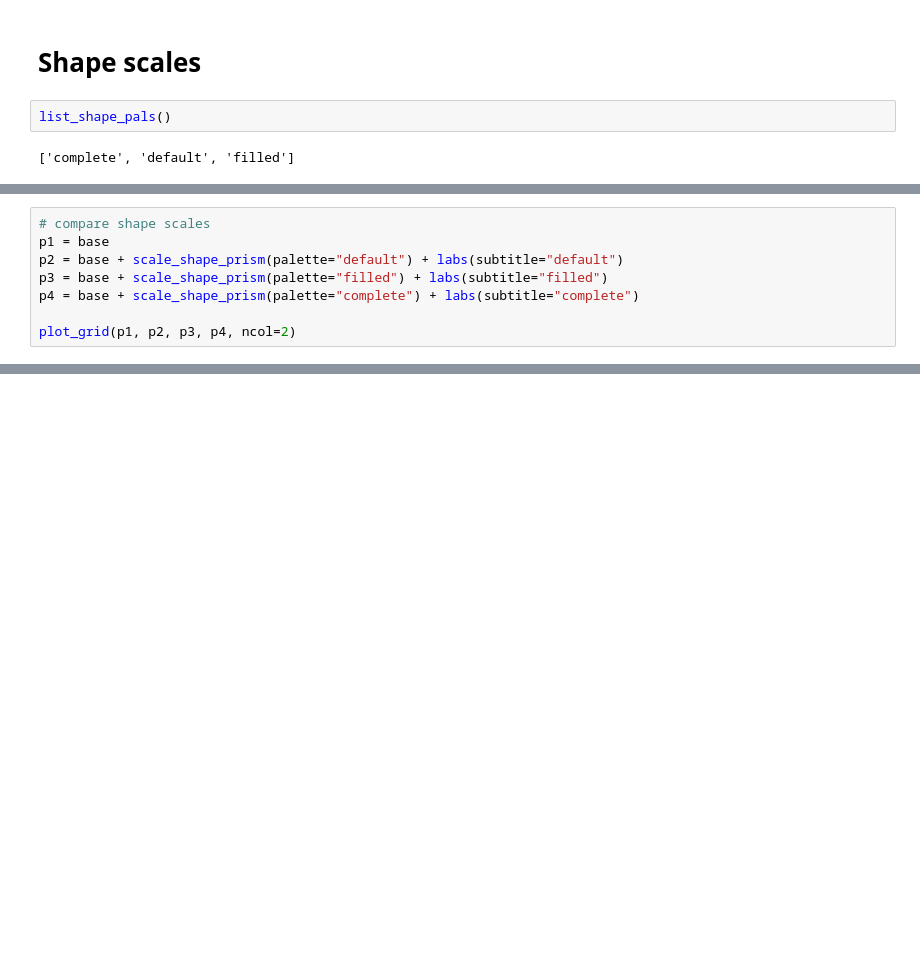
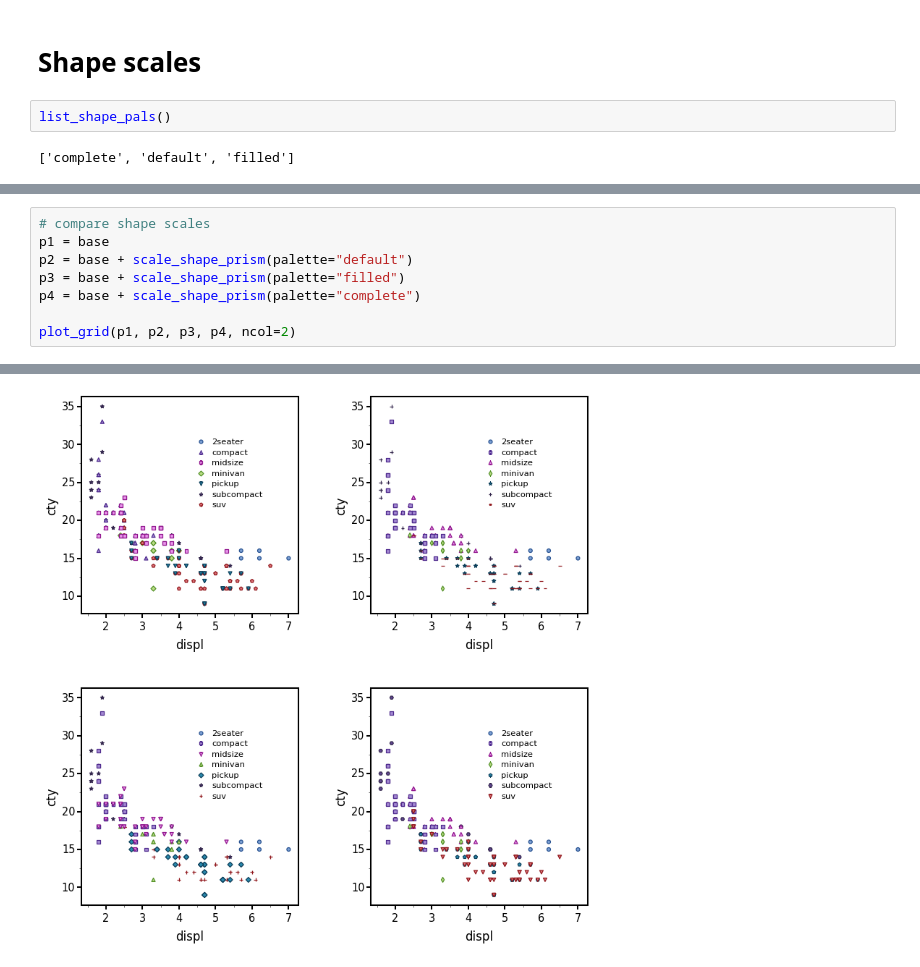
Before and after one commit to pwwang/plotnine-prism, a Jupyter notebook: examples/colours.ipynb, the cells around one changed output, grey strips where cells are left out. Drawn from its saved outputs; the diff is of its cells as text; blank space fills up the shorter version.

```diff
--- a/examples/colours.ipynb
+++ b/examples/colours.ipynb
@@ -139,9 +141,9 @@ base
 # %%
 # compare shape scales
 p1 = base
-p2 = base + scale_shape_prism(palette="default") + labs(subtitle="default")
-p3 = base + scale_shape_prism(palette="filled") + labs(subtitle="filled")
-p4 = base + scale_shape_prism(palette="complete") + labs(subtitle="complete")
+p2 = base + scale_shape_prism(palette="default")
+p3 = base + scale_shape_prism(palette="filled")
+p4 = base + scale_shape_prism(palette="complete")
 
 plot_grid(p1, p2, p3, p4, ncol=2)
 # %% [output]
@@ -148,0 +150 @@ plot_grid(p1, p2, p3, p4, ncol=2)
+[figure, added]
```
Also changed, not shown: parts of 10 cells of this notebook, 9 other files.
